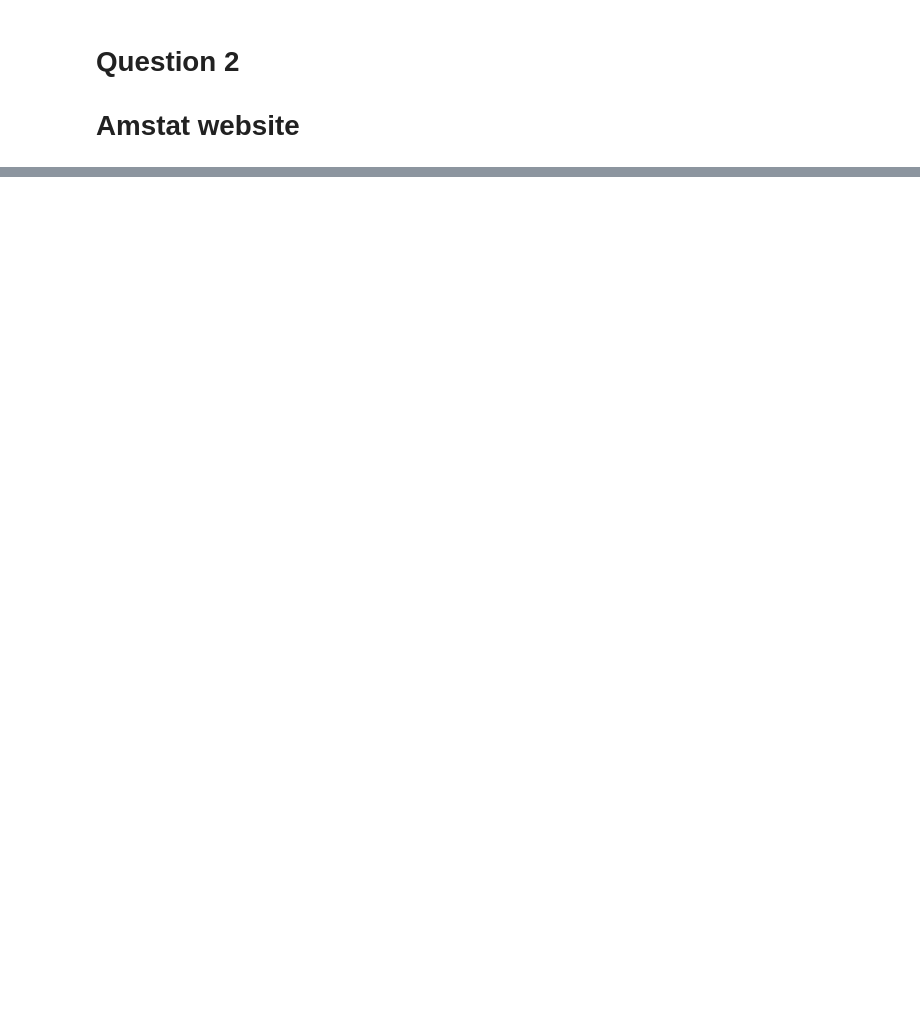
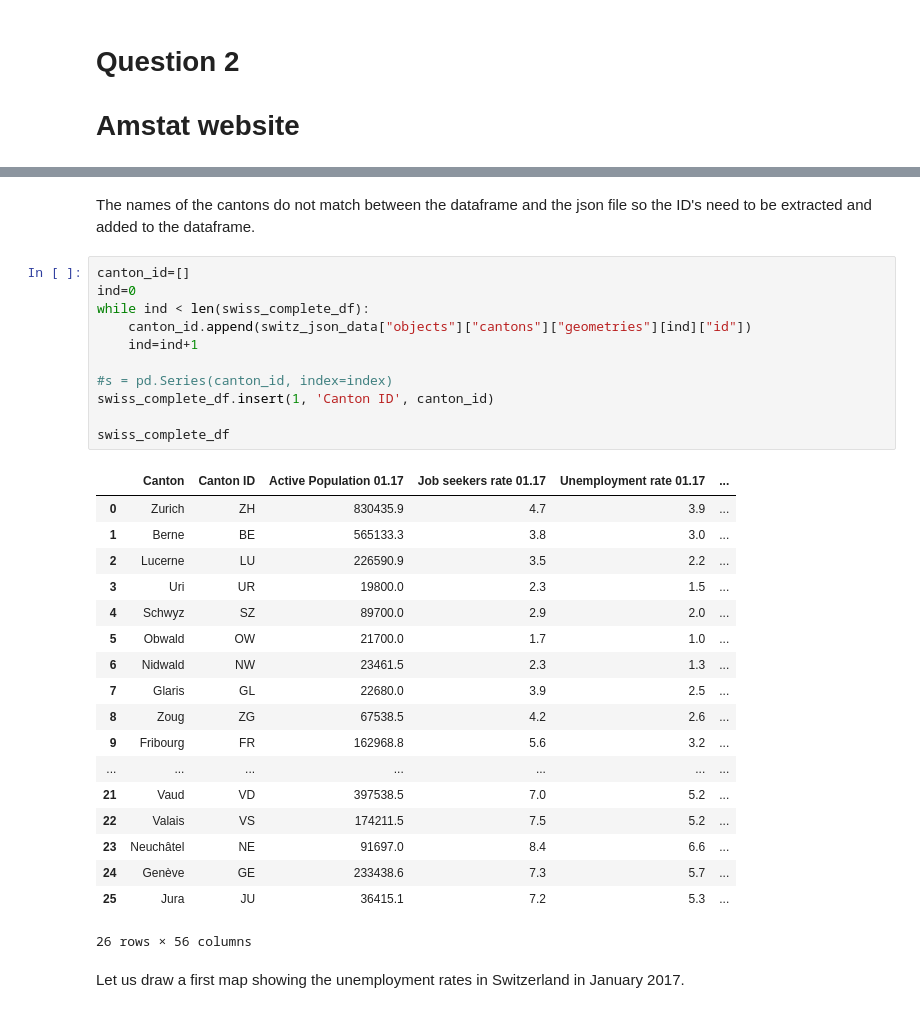
Before and after one commit to adamkozak/ADA2017-project, a Jupyter notebook: Homework/03 - Interactive Viz/03 - Interactive Viz.ipynb, the cells around one changed output, grey strips where cells are left out. Cells and saved outputs as stored; diff of their text form; blank space fills up the shorter version.

```diff
--- a/Homework/03 - Interactive Viz/03 - Interactive Viz.ipynb
+++ b/Homework/03 - Interactive Viz/03 - Interactive Viz.ipynb
@@ -153,0 +144,34 @@ swiss_complete_df
+# %% [markdown]
+The names of the cantons do not match between the dataframe and the json file so the ID's need to be extracted and added to the dataframe.
+# %%
+canton_id=[]
+ind=0
+while ind < len(swiss_complete_df):
+    canton_id.append(switz_json_data["objects"]["cantons"]["geometries"][ind]["id"])
+    ind=ind+1
+
+#s = pd.Series(canton_id, index=index)
+swiss_complete_df.insert(1, 'Canton ID', canton_id)
+
+swiss_complete_df
+# %% [output]
+|  | Canton | Canton ID | Active Population 01.17 | Job seekers rate 01.17 | Unemployment rate 01.17 | ... |
+| 0 | Zurich | ZH | 830435.9 | 4.7 | 3.9 | ... |
+| 1 | Berne | BE | 565133.3 | 3.8 | 3.0 | ... |
+| 2 | Lucerne | LU | 226590.9 | 3.5 | 2.2 | ... |
+| 3 | Uri | UR | 19800.0 | 2.3 | 1.5 | ... |
+| 4 | Schwyz | SZ | 89700.0 | 2.9 | 2.0 | ... |
+| 5 | Obwald | OW | 21700.0 | 1.7 | 1.0 | ... |
+| 6 | Nidwald | NW | 23461.5 | 2.3 | 1.3 | ... |
+| 7 | Glaris | GL | 22680.0 | 3.9 | 2.5 | ... |
+| 8 | Zoug | ZG | 67538.5 | 4.2 | 2.6 | ... |
+| 9 | Fribourg | FR | 162968.8 | 5.6 | 3.2 | ... |
+| ... | ... | ... | ... | ... | ... | ... |
+| 21 | Vaud | VD | 397538.5 | 7.0 | 5.2 | ... |
+| 22 | Valais | VS | 174211.5 | 7.5 | 5.2 | ... |
+| 23 | Neuchâtel | NE | 91697.0 | 8.4 | 6.6 | ... |
+| 24 | Genève | GE | 233438.6 | 7.3 | 5.7 | ... |
+| 25 | Jura | JU | 36415.1 | 7.2 | 5.3 | ... |
+26 rows × 56 columns
+# %% [markdown]
+Let us draw a first map showing the unemployment rates in Switzerland in January 2017.
```
Also changed, not shown: parts of 14 cells of this notebook, 5 other files.
